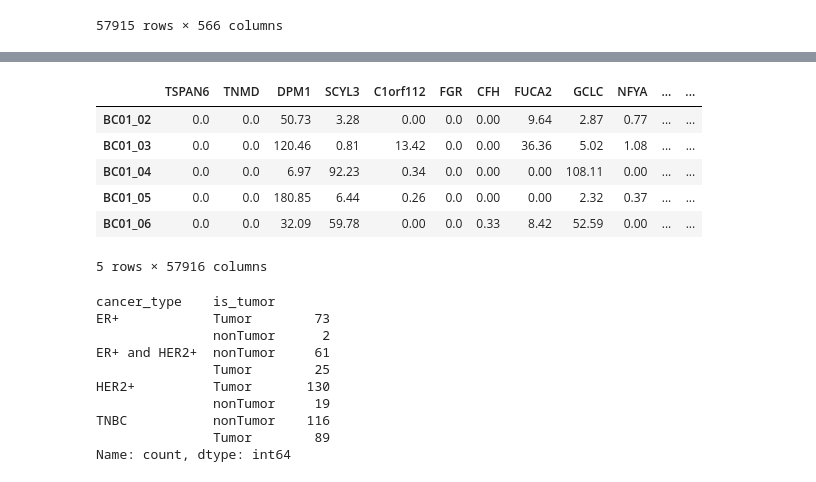
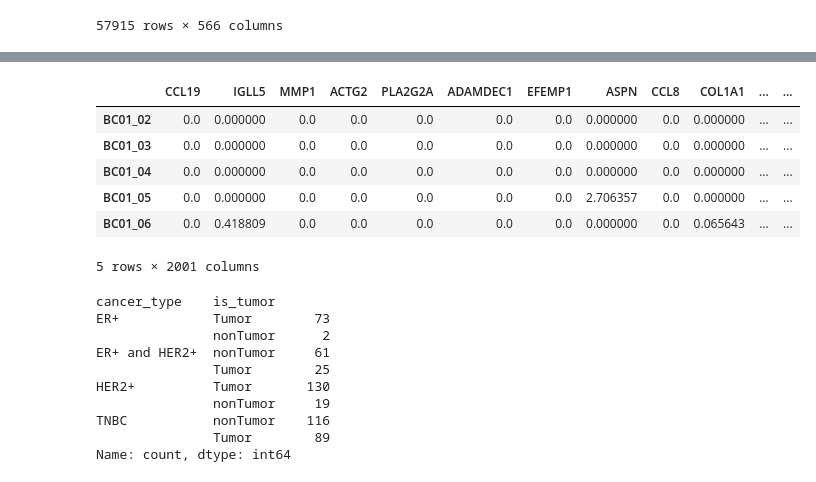
Before and after one commit to paraizovinicius/SCRNA-Seq, a Jupyter notebook: sklearn.ipynb, the cells around one changed output, grey strips where cells are left out. Drawn from its saved outputs; the diff is of its cells as text; code cells hidden in the pictures.

```diff
--- a/sklearn.ipynb
+++ b/sklearn.ipynb
@@ -102,0 +175,10 @@ len(samples.T)
+# %%
+log_expr = np.log1p(tpm)
+
+fig, axes = plt.subplots(1, 2, figsize=(10, 3.5))
+axes[0].hist(tpm.values[tpm.values > 0], bins=100)
+axes[0].set_title('TPM (non-zero values)')
+axes[1].hist(log_expr.values[log_expr.values > 0], bins=100)
+axes[1].set_title('log1p(TPM) (non-zero values)')
+plt.tight_layout()
+plt.show()
@@ -102,0 +191,7 @@ len(samples.T)
+# %%
+MIN_TPM = 1
+MIN_CELLS = 10
+
+n_cells_detected = (tpm > MIN_TPM).sum(axis=0)
+log_expr = log_expr.loc[:, n_cells_detected >= MIN_CELLS]
+log_expr.shape
@@ -102,0 +210,14 @@ len(samples.T)
+# %%
+N_TOP_GENES = 2000
+N_BINS = 20
+
+mean = tpm[log_expr.columns].mean()
+dispersion = np.log(tpm[log_expr.columns].var() / mean)
+
+# Compare each gene only with genes of similar mean expression
+mean_bin = pd.qcut(np.log1p(mean), N_BINS)
+normalized_dispersion = dispersion.groupby(mean_bin, observed=True).transform(lambda d: (d - d.mean()) / d.std())
+
+hvg = normalized_dispersion.nlargest(N_TOP_GENES).index
+log_expr = log_expr[hvg]
+log_expr.shape
@@ -103,22 +241,21 @@ len(samples.T)
 # %%
 # Renaming columns with gene names
-columns = samples.T.columns.values
-gene_name_list = list(df['gene_name'])
-columns_mapping = dict(zip(columns, gene_name_list))
-samples = samples.T.rename(columns=columns_mapping)
+gene_names = gene_info.loc[log_expr.columns, 'gene_name']
+gene_names = gene_names.where(~gene_names.duplicated(keep=False), gene_names.index)
+log_expr.columns = gene_names.values
 # %%
-# Merging features (gene expressions) and labels (index = is_cancer)
-labels = df_info.set_index(df_info['sample'])['is_tumor']
-samples = samples.merge(labels.to_frame(), left_index=True, right_index=True)
+# Merging features (gene expressions) and labels (index = is_tumor)
+labels = sc_info['is_tumor']
+samples = log_expr.merge(labels.to_frame(), left_index=True, right_index=True)
 samples[:5]
 # %% [output]
-|  | TSPAN6 | TNMD | DPM1 | SCYL3 | C1orf112 | FGR | CFH | FUCA2 | GCLC | NFYA | ... | ... |
-| BC01_02 | 0.0 | 0.0 | 50.73 | 3.28 | 0.00 | 0.0 | 0.00 | 9.64 | 2.87 | 0.77 | ... | ... |
-| BC01_03 | 0.0 | 0.0 | 120.46 | 0.81 | 13.42 | 0.0 | 0.00 | 36.36 | 5.02 | 1.08 | ... | ... |
-| BC01_04 | 0.0 | 0.0 | 6.97 | 92.23 | 0.34 | 0.0 | 0.00 | 0.00 | 108.11 | 0.00 | ... | ... |
-| BC01_05 | 0.0 | 0.0 | 180.85 | 6.44 | 0.26 | 0.0 | 0.00 | 0.00 | 2.32 | 0.37 | ... | ... |
-| BC01_06 | 0.0 | 0.0 | 32.09 | 59.78 | 0.00 | 0.0 | 0.33 | 8.42 | 52.59 | 0.00 | ... | ... |
+|  | CCL19 | IGLL5 | MMP1 | ACTG2 | PLA2G2A | ADAMDEC1 | EFEMP1 | ASPN | CCL8 | COL1A1 | ... | ... |
+| BC01_02 | 0.0 | 0.000000 | 0.0 | 0.0 | 0.0 | 0.0 | 0.0 | 0.000000 | 0.0 | 0.000000 | ... | ... |
+| BC01_03 | 0.0 | 0.000000 | 0.0 | 0.0 | 0.0 | 0.0 | 0.0 | 0.000000 | 0.0 | 0.000000 | ... | ... |
+| BC01_04 | 0.0 | 0.000000 | 0.0 | 0.0 | 0.0 | 0.0 | 0.0 | 0.000000 | 0.0 | 0.000000 | ... | ... |
+| BC01_05 | 0.0 | 0.000000 | 0.0 | 0.0 | 0.0 | 0.0 | 0.0 | 2.706357 | 0.0 | 0.000000 | ... | ... |
+| BC01_06 | 0.0 | 0.418809 | 0.0 | 0.0 | 0.0 | 0.0 | 0.0 | 0.000000 | 0.0 | 0.065643 | ... | ... |
-5 rows × 57916 columns
+5 rows × 2001 columns
 # %%
 def get_patient_id_for_each_sample(x: pd.DataFrame):
     pattern = r'^BC(\d+)'
```
Also changed, not shown: parts of 67 cells of this notebook, 6 other files.
